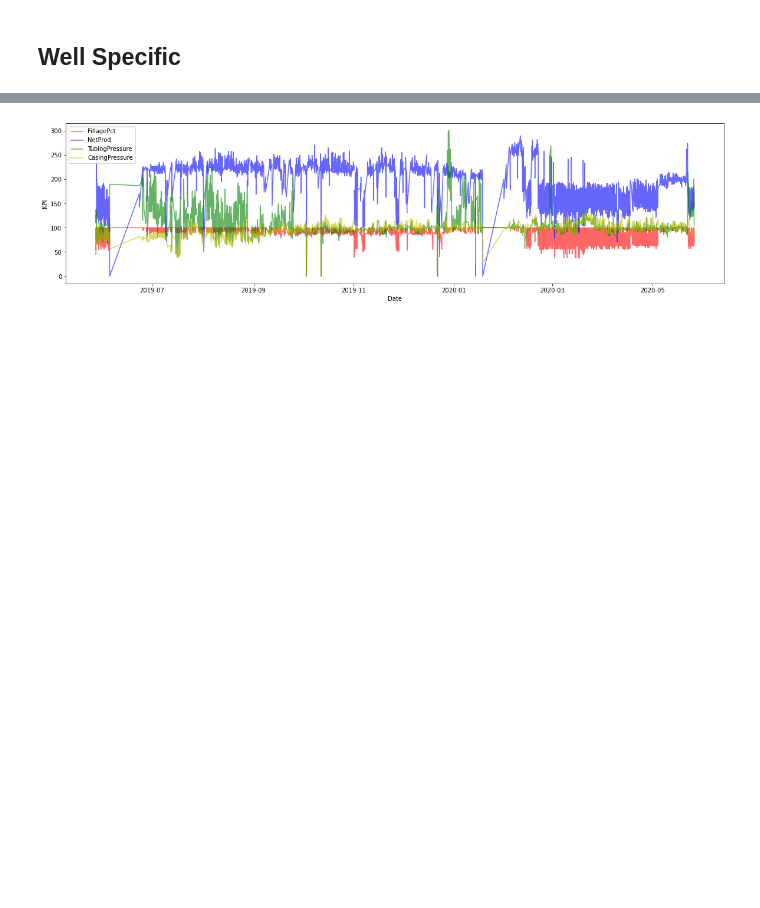
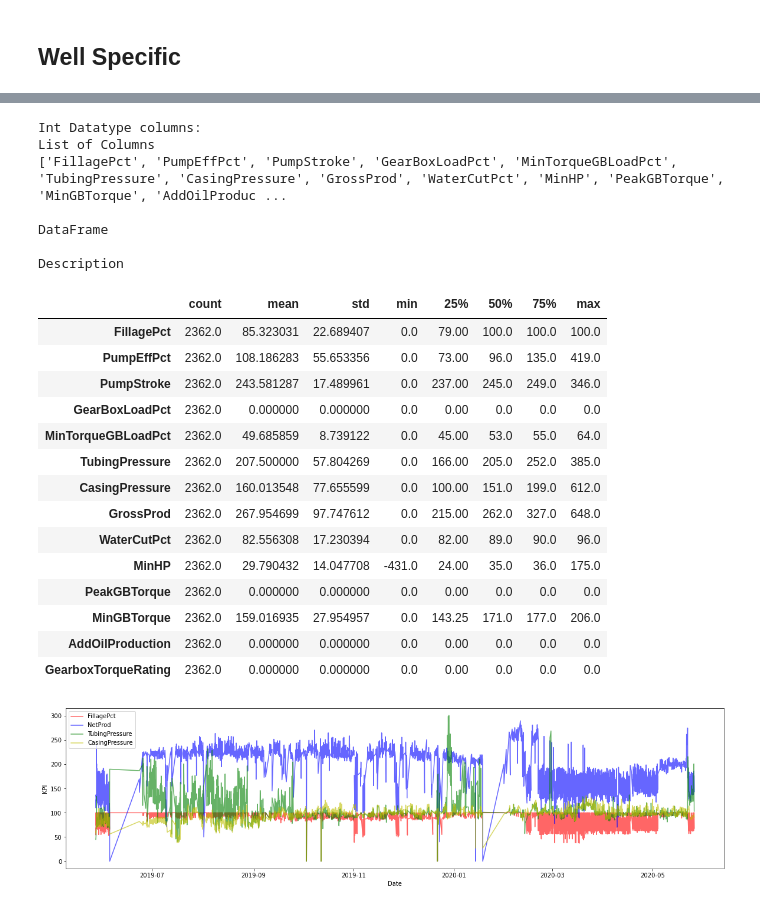
Before and after one commit to Ashitha97/ESP, a Jupyter notebook: dataAnalysis/Initial Analysis XDiag Data.ipynb, the cells around one changed output, grey strips where cells are left out. Drawn from its saved outputs; the diff is of its cells as text; code cells hidden in the pictures; blank space fills up the shorter version.

```diff
--- a/dataAnalysis/Initial Analysis XDiag Data.ipynb
+++ b/dataAnalysis/Initial Analysis XDiag Data.ipynb
@@ -125,3 +236,33 @@ Connection Closed
+# %%
+print("Int Datatype columns: \nList of Columns")
+print(d2.select_dtypes(include='int64').columns.to_list())
+print('\nDataFrame')
+d2.select_dtypes(include='int64').head()
+print("\nDescription")
+d2.select_dtypes(include='int64').describe().T
+# %% [output]
+Int Datatype columns:
+List of Columns
+['FillagePct', 'PumpEffPct', 'PumpStroke', 'GearBoxLoadPct', 'MinTorqueGBLoadPct', 'TubingPressure', 'CasingPressure', 'GrossProd', 'WaterCutPct', 'MinHP', 'PeakGBTorque', 'MinGBTorque', 'AddOilProduc ...
+
+DataFrame
+
+Description
+|  | count | mean | std | min | 25% | 50% | 75% | max |
+| FillagePct | 2362.0 | 85.323031 | 22.689407 | 0.0 | 79.00 | 100.0 | 100.0 | 100.0 |
+| PumpEffPct | 2362.0 | 108.186283 | 55.653356 | 0.0 | 73.00 | 96.0 | 135.0 | 419.0 |
+| PumpStroke | 2362.0 | 243.581287 | 17.489961 | 0.0 | 237.00 | 245.0 | 249.0 | 346.0 |
+| GearBoxLoadPct | 2362.0 | 0.000000 | 0.000000 | 0.0 | 0.00 | 0.0 | 0.0 | 0.0 |
+| MinTorqueGBLoadPct | 2362.0 | 49.685859 | 8.739122 | 0.0 | 45.00 | 53.0 | 55.0 | 64.0 |
+| TubingPressure | 2362.0 | 207.500000 | 57.804269 | 0.0 | 166.00 | 205.0 | 252.0 | 385.0 |
+| CasingPressure | 2362.0 | 160.013548 | 77.655599 | 0.0 | 100.00 | 151.0 | 199.0 | 612.0 |
+| GrossProd | 2362.0 | 267.954699 | 97.747612 | 0.0 | 215.00 | 262.0 | 327.0 | 648.0 |
+| WaterCutPct | 2362.0 | 82.556308 | 17.230394 | 0.0 | 82.00 | 89.0 | 90.0 | 96.0 |
+| MinHP | 2362.0 | 29.790432 | 14.047708 | -431.0 | 24.00 | 35.0 | 36.0 | 175.0 |
+| PeakGBTorque | 2362.0 | 0.000000 | 0.000000 | 0.0 | 0.00 | 0.0 | 0.0 | 0.0 |
+| MinGBTorque | 2362.0 | 159.016935 | 27.954957 | 0.0 | 143.25 | 171.0 | 177.0 | 206.0 |
+| AddOilProduction | 2362.0 | 0.000000 | 0.000000 | 0.0 | 0.00 | 0.0 | 0.0 | 0.0 |
+| GearboxTorqueRating | 2362.0 | 0.000000 | 0.000000 | 0.0 | 0.00 | 0.0 | 0.0 | 0.0 |
 # %%
 # PLot Kpis
 # Col dict is the column name and the color
```
Also changed, not shown: parts of 11 cells of this notebook, 2 other files.
